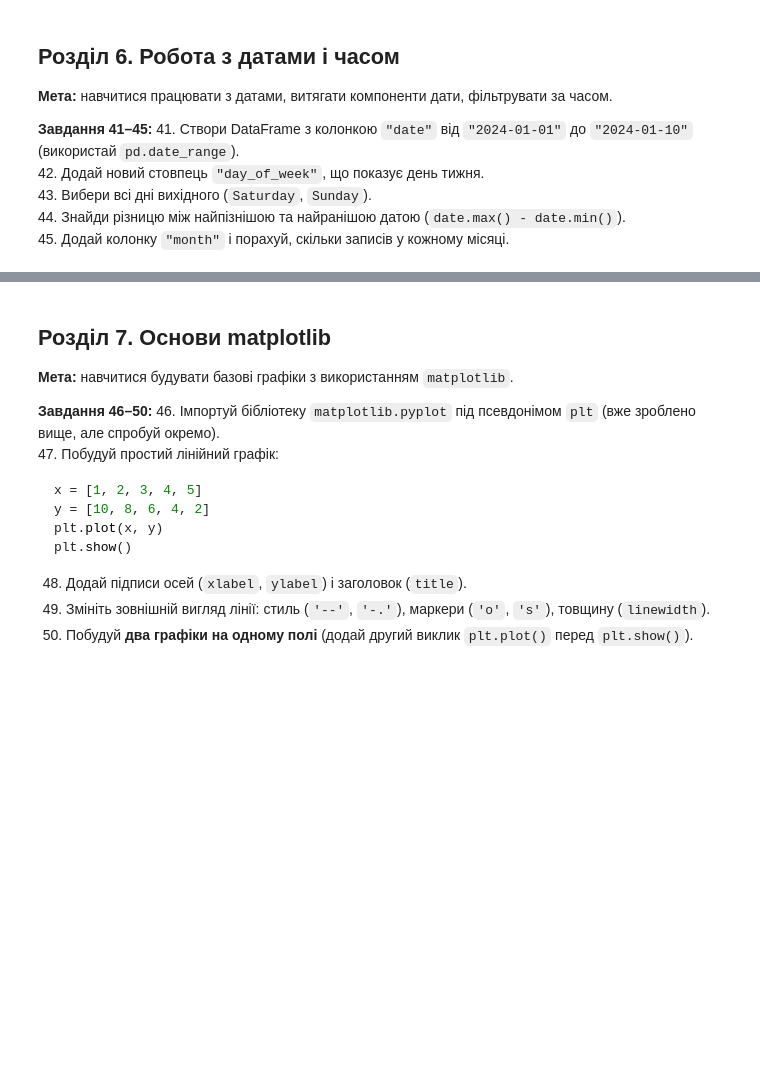
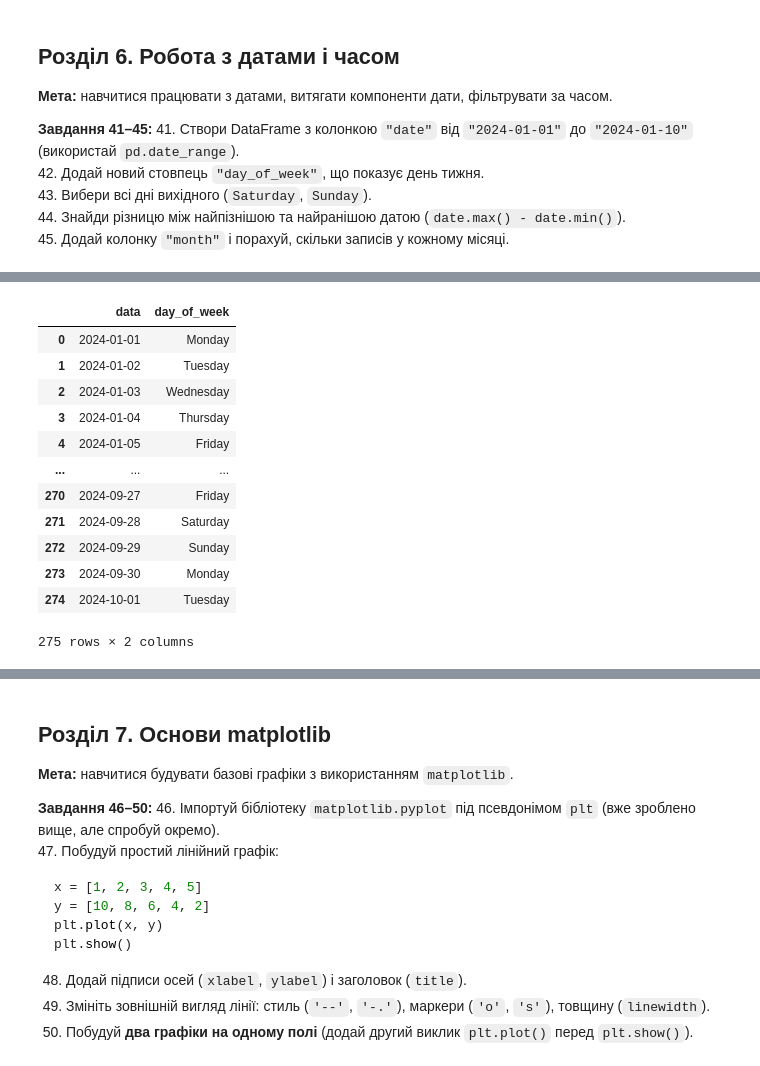
Before and after one commit to SvitlanaShustur/test-tasks-Python-DTA, a Jupyter notebook: pandas_matplotlib_practice.ipynb, the cells around one changed output, grey strips where cells are left out. Cells and saved outputs as stored; diff of their text form; code cells hidden in the pictures; blank space fills up the shorter version.

```diff
--- a/pandas_matplotlib_practice.ipynb
+++ b/pandas_matplotlib_practice.ipynb
@@ -665,0 +686,18 @@ print(comparison_result)
+# %%
+# 42. Додай новий стовпець `"day_of_week"`, що показує день тижня.
+df['day_of_week'] = df['data'].dt.day_name()
+df
+# %% [output]
+|  | data | day_of_week |
+| 0 | 2024-01-01 | Monday |
+| 1 | 2024-01-02 | Tuesday |
+| 2 | 2024-01-03 | Wednesday |
+| 3 | 2024-01-04 | Thursday |
+| 4 | 2024-01-05 | Friday |
+| ... | ... | ... |
+| 270 | 2024-09-27 | Friday |
+| 271 | 2024-09-28 | Saturday |
+| 272 | 2024-09-29 | Sunday |
+| 273 | 2024-09-30 | Monday |
+| 274 | 2024-10-01 | Tuesday |
+275 rows × 2 columns
```
Also changed, not shown: parts of 6 cells of this notebook.
